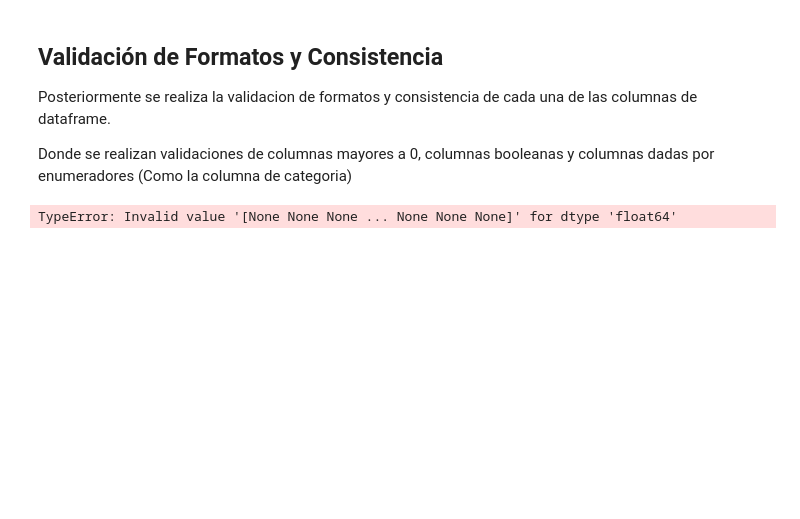
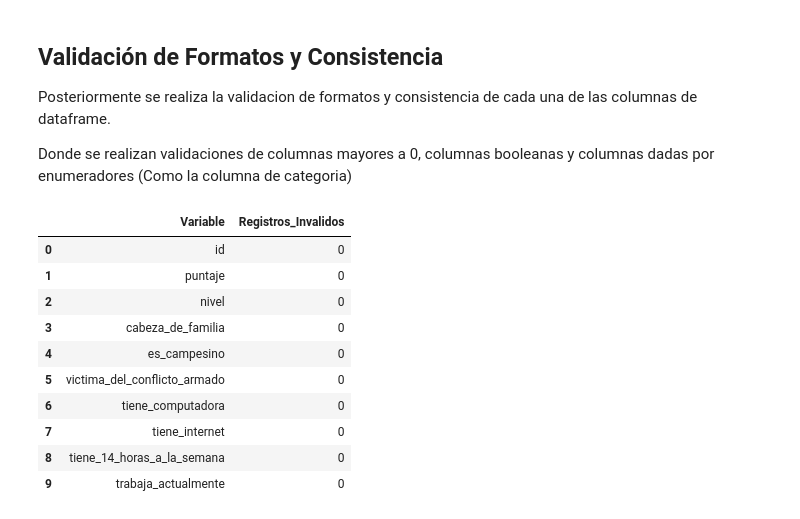
Before and after one commit to 5arSanti/ia-supervised-classification, a Jupyter notebook: main.ipynb, the cells around one changed output. Drawn from its saved outputs; the diff is of its cells as text; code cells hidden in the pictures; blank space fills up the shorter version.

Commit message:
Update execution counts in main.ipynb to null for consistency and fix TypeError in data processing outputs

```diff
--- a/main.ipynb
+++ b/main.ipynb
@@ -230,37 +230,46 @@ def validar_y_normalizar(df):
 
   for col in columnas_booleanas:
     if col in df_clean.columns:
       temp_series = df_clean[col].astype(str).str.lower().str.strip()
 
       temp_series = temp_series.str.replace('sí', 'si').str.replace('¿', '').str.replace('?', '')
 
       boolean_mapping = {'si': True, 'no': False, '1': True, '0': False, 1: True, 0: False}
 
       mapped_values = temp_series.map(boolean_mapping)
 
-      df_clean.loc[:, col] = mapped_values.replace({np.nan: None})
+      # Use direct column assignment so pandas can change dtype when needed.
+      df_clean[col] = mapped_values.where(mapped_values.notna(), None).astype(object)
 
       invalidos = df_clean[col][~df_clean[col].isin([True, False, None])]
       inconsistencias[col] = len(invalidos)
-
-      df_clean.loc[:, col] = df_clean.loc[:, col].astype(object)
 
 
   reporte = pd.DataFrame({
     "Variable": inconsistencias.keys(),
     "Registros_Invalidos": inconsistencias.values()
   }).sort_values("Registros_Invalidos", ascending=False)
 
   return df_clean, reporte
 
 
 df_validado, reporte_validacion = validar_y_normalizar(df_cleaned)
 
 df_limpio = df_validado.copy()
 
 reporte_validacion
 # %% [output]
-TypeError: Invalid value '[None None None ... None None None]' for dtype 'float64'
+|  | Variable | Registros_Invalidos |
+| 0 | id | 0 |
+| 1 | puntaje | 0 |
+| 2 | nivel | 0 |
+| 3 | cabeza_de_familia | 0 |
+| 4 | es_campesino | 0 |
+| 5 | victima_del_conflicto_armado | 0 |
+| 6 | tiene_computadora | 0 |
+| 7 | tiene_internet | 0 |
+| 8 | tiene_14_horas_a_la_semana | 0 |
+| 9 | trabaja_actualmente | 0 |
 # %%
 pd.set_option('display.max_columns', None)
 df_limpio.sample(10)
```
Also changed, not shown: parts of 1 cell of this notebook.
